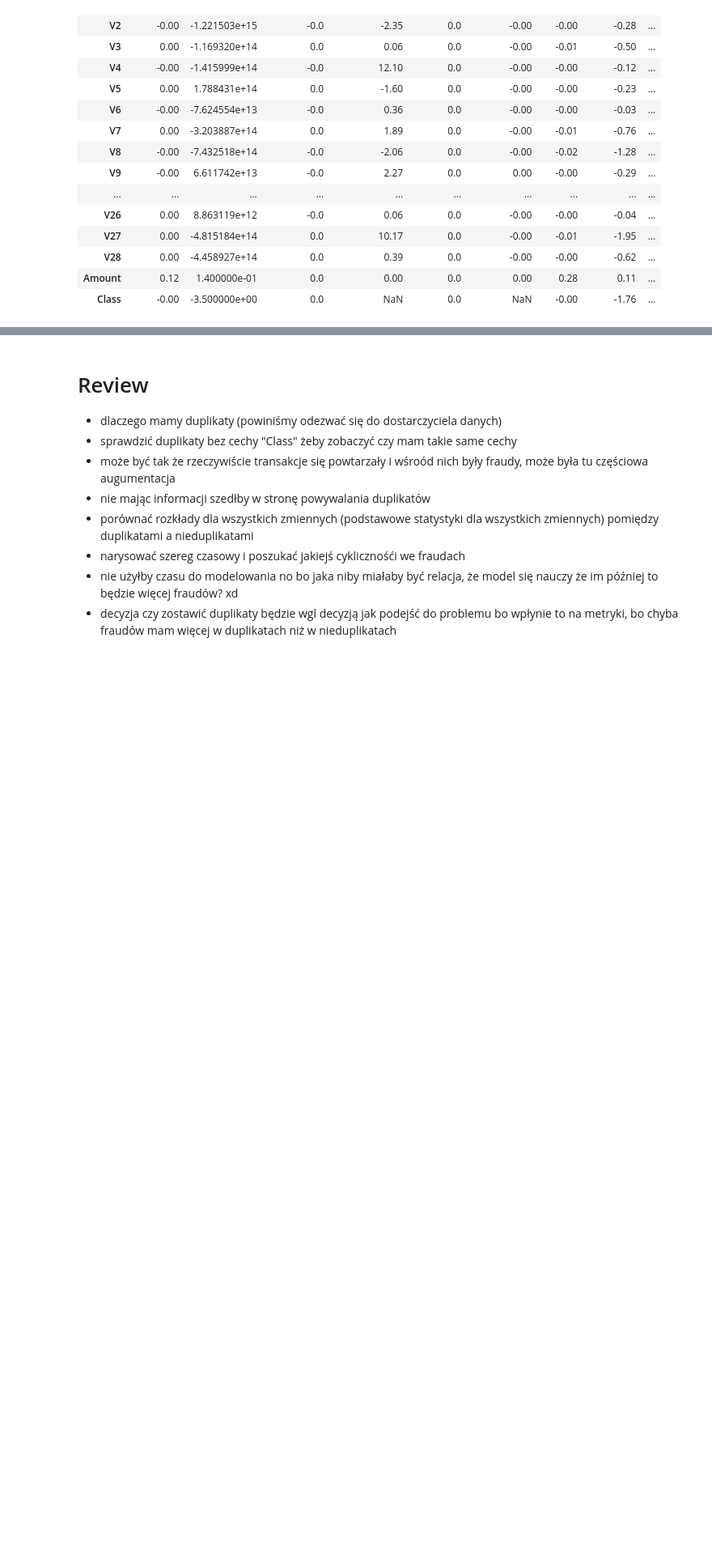
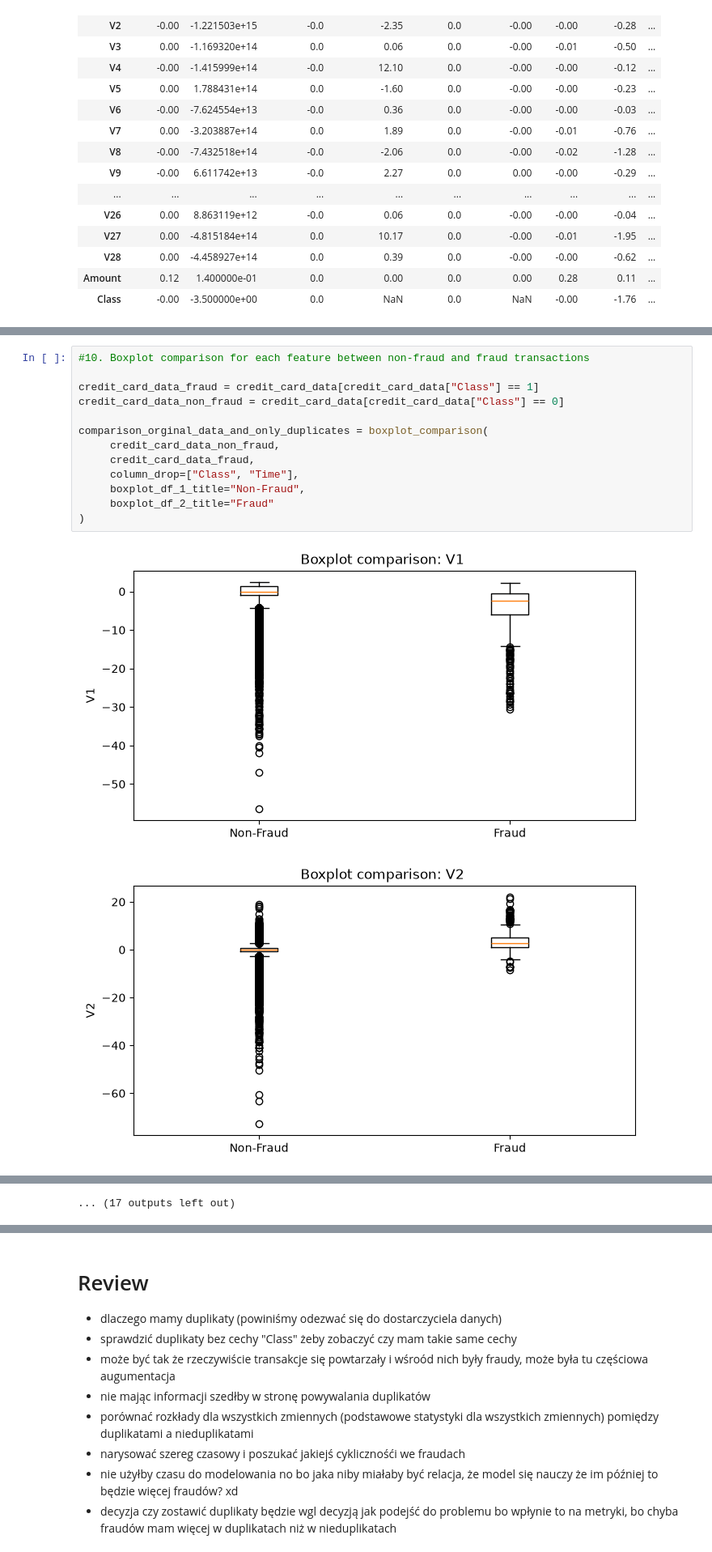
Before and after one commit to piotruxD/Credit-Fraud-Detection, a Jupyter notebook: credit_fraud.ipynb, the cells around one changed output, grey strips where cells are left out. Shown at 81% size. Cells and saved outputs as stored; diff of their text form; blank space fills up the shorter version.

```diff
--- a/credit_fraud.ipynb
+++ b/credit_fraud.ipynb
@@ -240,0 +263,16 @@ for col in credit_card_data.columns:
+# %%
+#10. Boxplot comparison for each feature between non-fraud and fraud transactions
+
+credit_card_data_fraud = credit_card_data[credit_card_data["Class"] == 1]
+credit_card_data_non_fraud = credit_card_data[credit_card_data["Class"] == 0]
+
+comparison_orginal_data_and_only_duplicates = boxplot_comparison(
+     credit_card_data_non_fraud,
+     credit_card_data_fraud,
+     column_drop=["Class", "Time"],
+     boxplot_df_1_title="Non-Fraud",
+     boxplot_df_2_title="Fraud"
+)
+# %% [output]
+[figure, added]
+[figure, added]
@@ -240,0 +289 @@ for col in credit_card_data.columns:
+... (17 outputs left out)
```
Also changed, not shown: parts of 3 cells of this notebook.
